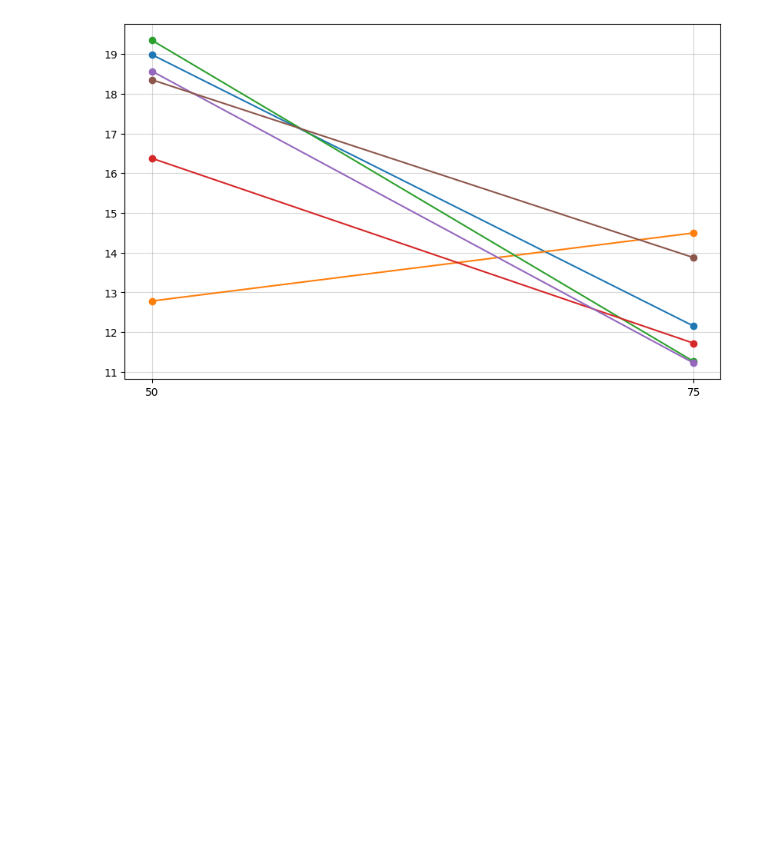
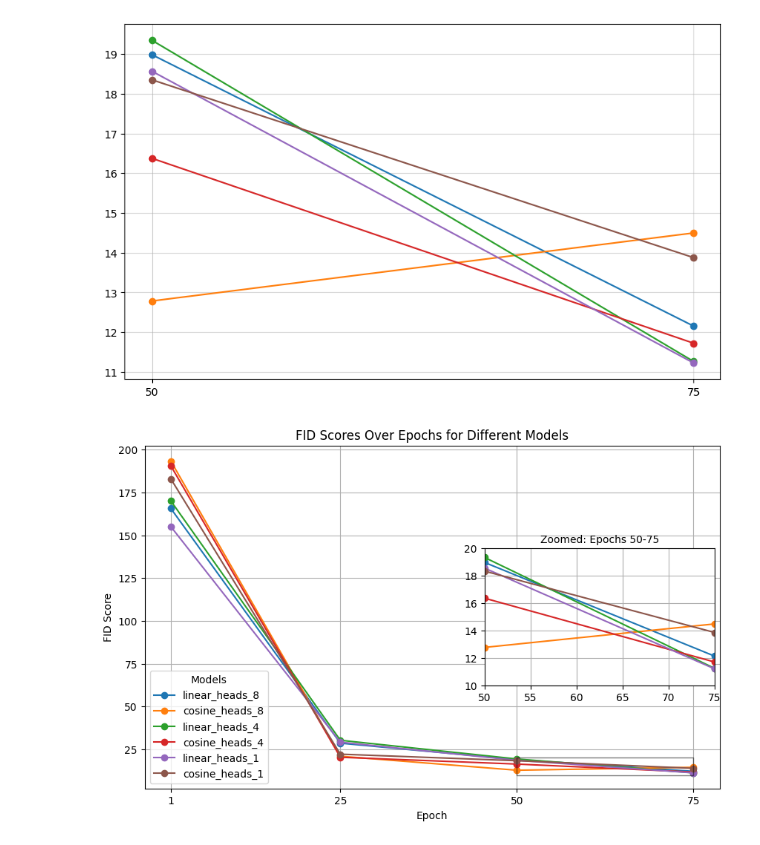
Before and after one commit to jonathansim/reproducing_DDPM, a Jupyter notebook: plots_for_report.ipynb, the cells around one changed output. Drawn from its saved outputs; the diff is of its cells as text; code cells hidden in the pictures; blank space fills up the shorter version.

Commit message:
zoomed in plot

```diff
--- a/plots_for_report.ipynb
+++ b/plots_for_report.ipynb
@@ -54,3 +54,48 @@ plt.grid(alpha=0.5)
 plt.show()
 # %% [output]
 [figure]
+# %%
+import matplotlib.pyplot as plt
+import numpy as np
+
+# Data
+epochs = [1, 25, 50, 75]
+fid_scores = {
+    "linear_heads_8": [165.63026288120784, 28.578087424705398, 18.981849308074096, 12.153196400320432],
+    "cosine_heads_8": [193.2679935346893, 20.9626612834261, 12.784471419321257, 14.496150726788745],
+    "linear_heads_4": [170.04469736268175, 30.281336636391686, 19.34383023149735, 11.262894094318604],
+    "cosine_heads_4": [190.52100654833438, 20.365324135599053, 16.374350071521288, 11.72226122140874],
+    "linear_heads_1": [155.02214900584394, 29.16643743896486, 18.565640542029456, 11.224682753933491],
+    "cosine_heads_1": [182.90545942044724, 22.151145376909163, 18.349605153603676, 13.875475483862495],
+}
+
+# Create main plot
+fig, ax = plt.subplots(figsize=(10, 6))
+for model, scores in fid_scores.items():
+    ax.plot(epochs, scores, marker='o', label=model)
+
+ax.set_title("FID Scores Over Epochs for Different Models")
+ax.set_xlabel("Epoch")
+ax.set_ylabel("FID Score")
+ax.set_xticks(epochs)
+ax.legend(title="Models")
+ax.grid()
+
+# Create inset zoomed plot
+from mpl_toolkits.axes_grid1.inset_locator import inset_axes
+
+inset_ax = inset_axes(ax, width="40%", height="40%", loc="center right")  # Inset size and position
+for model, scores in fid_scores.items():
+    inset_ax.plot(epochs, scores, marker='o', label=model)
+
+inset_ax.set_xlim(50, 75)  # Zoom in on epochs 50 to 75
+inset_ax.set_ylim(10, 20)  # Adjust Y-axis to focus on the zoomed data range
+inset_ax.set_title("Zoomed: Epochs 50-75", fontsize=10)
+inset_ax.grid()
+
+# Highlight inset region
+ax.indicate_inset_zoom(inset_ax, edgecolor="black")
+
+plt.show()
+# %% [output]
+[figure, added]
```
